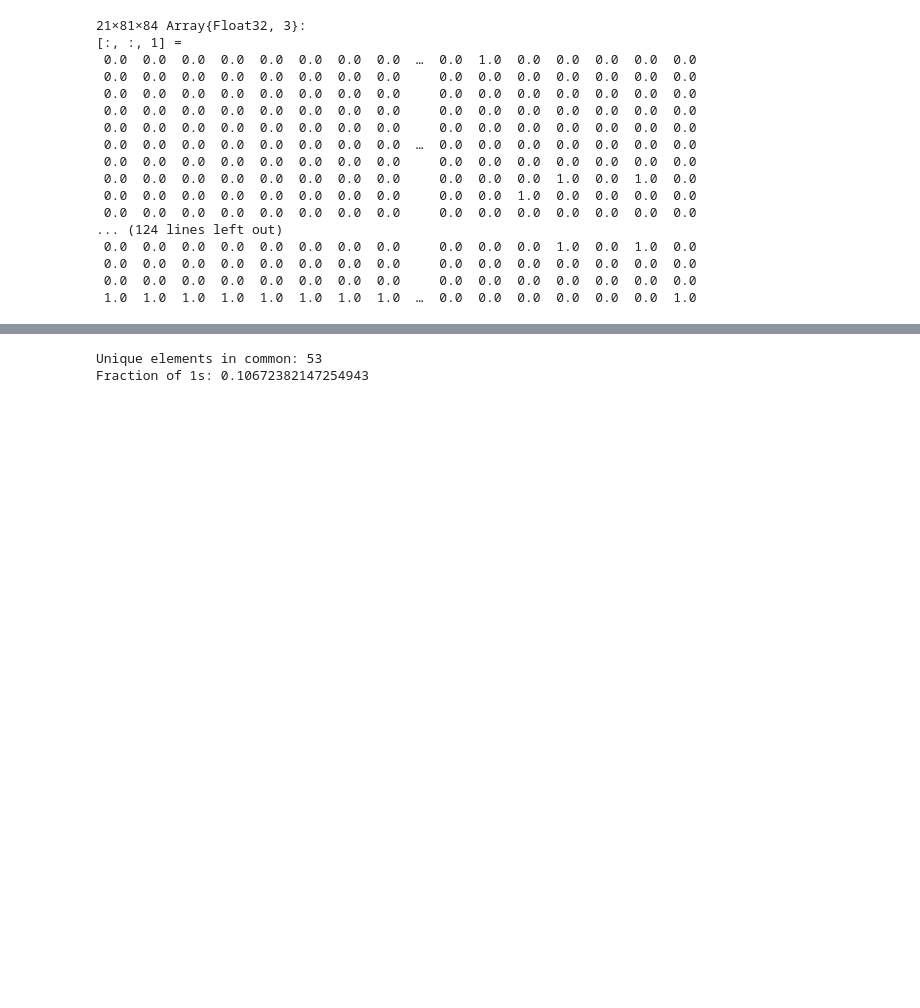
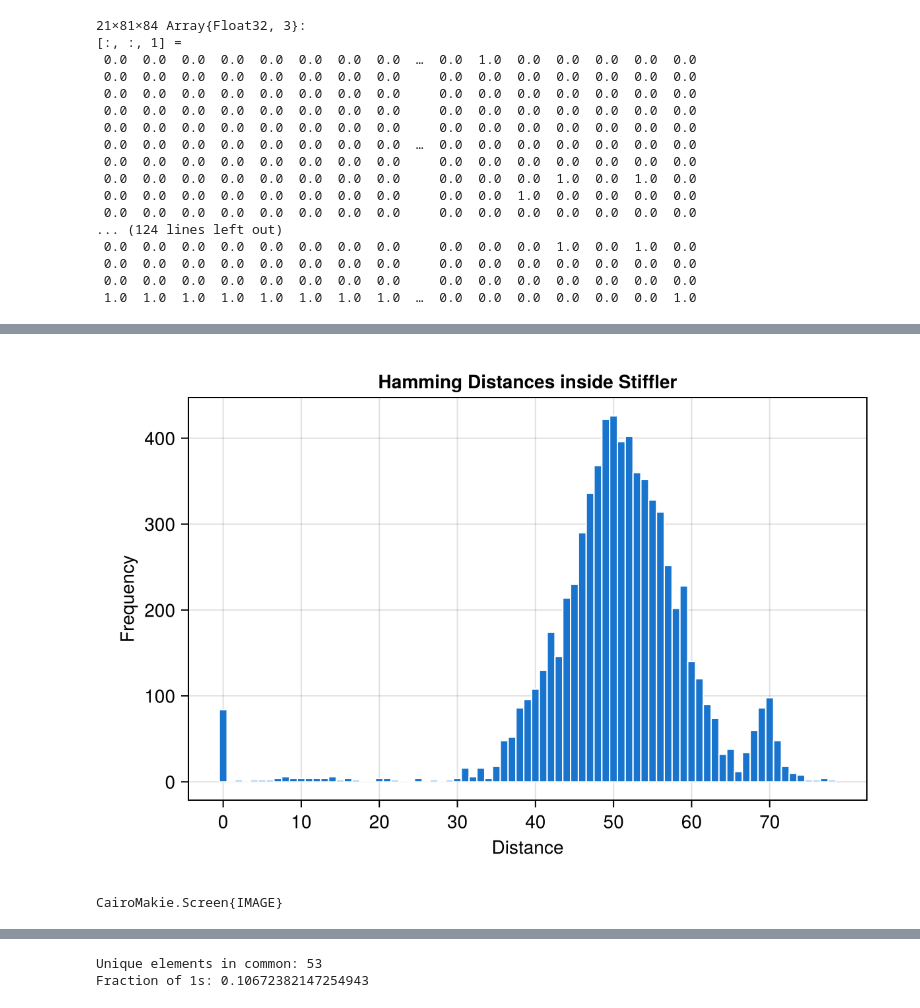
Before and after one commit to JacopoBoccato/bind_RBM, a Jupyter notebook: notebooks/Gogl_Stiffler.ipynb, the cells around one changed output, grey strips where cells are left out. Cells and saved outputs as stored; diff of their text form; code cells hidden in the pictures; blank space fills up the shorter version.

```diff
--- a/notebooks/Gogl_Stiffler.ipynb
+++ b/notebooks/Gogl_Stiffler.ipynb
@@ -77,0 +135,6 @@ Skipped rows: 2037
+# %%
+fig = plot_key_hamming_distances(data_Stiffler, data_Stiffler, "Hamming Distances inside Stiffler")
+display(fig) # Or save with: save("hamming_hist.png", fig)
+# %% [output]
+[figure, added]
+CairoMakie.Screen{IMAGE}
```
Also changed, not shown: parts of 9 cells of this notebook, 8 other files.
